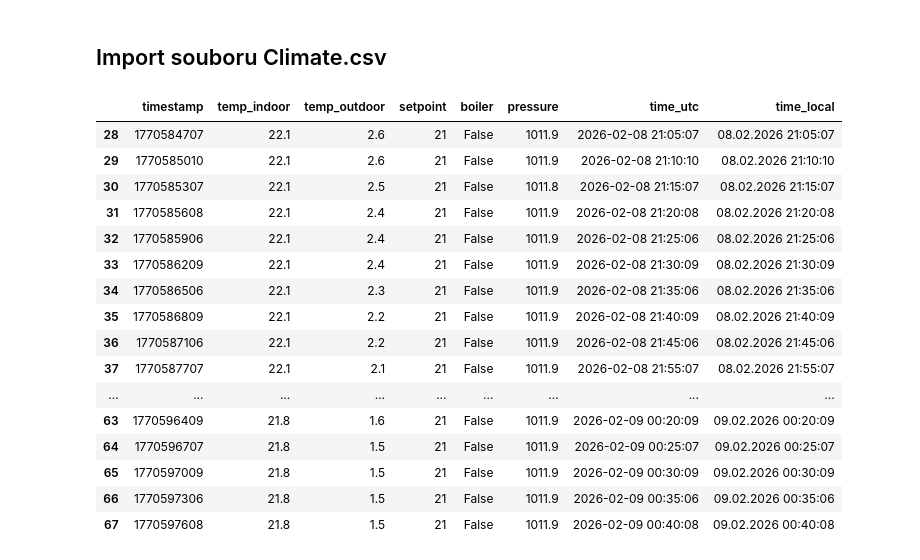
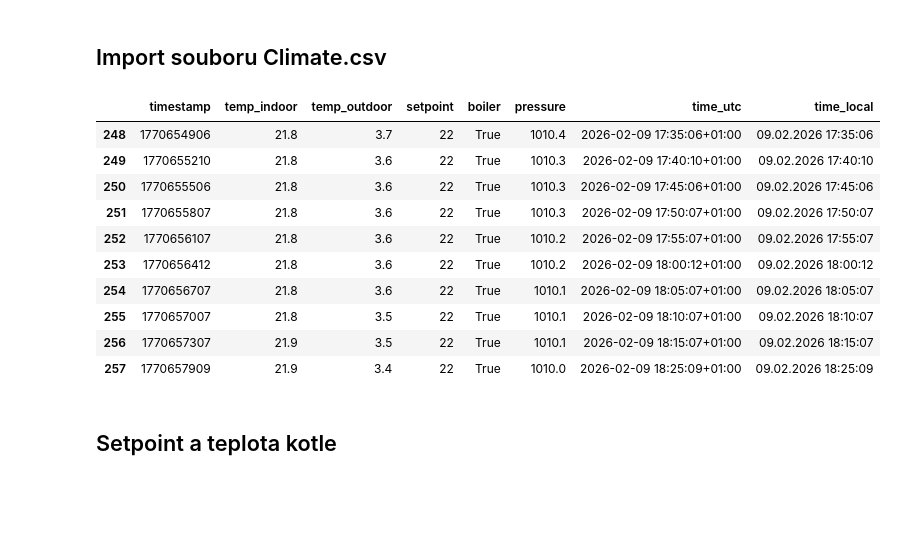
Before and after one commit to MarekCoderslab/Teploty_kotle, a Jupyter notebook: Teplota_kotle.ipynb, the cells around one changed output. Cells and saved outputs as stored; diff of their text form; code cells hidden in the pictures; blank space fills up the shorter version.

```diff
--- a/Teplota_kotle.ipynb
+++ b/Teplota_kotle.ipynb
@@ -320,34 +323,33 @@ plt.show()
 # %%
 import pandas as pd
 
 path = "/Users/Marek/Library/Mobile Documents/com~apple~CloudDocs/Documents/GitHub/Teploty_kotle/netatmo_climate.csv"
 
 # Načtení CSV bez skiprows – tvůj soubor má jen 1 řádek hlavičky
 df_climate = pd.read_csv(path)
 
 # Převod timestamp → datetime
-df_climate["time_utc"] = pd.to_datetime(df_climate["timestamp"], unit="s")
+df_climate["time_utc"] = (
+    pd.to_datetime(df_climate["timestamp"], unit="s", utc=True)
+    .dt.tz_convert("Europe/Prague")
+)
 
 # Volitelně: vytvořit čitelný časový řetězec
 df_climate["time_local"] = df_climate["time_utc"].dt.strftime("%d.%m.%Y %H:%M:%S")
 
 # Ukázka filtrace
-df_climate[df_climate["setpoint"] < 22]
+df_climate.tail(10)
 # %% [output]
 |  | timestamp | temp_indoor | temp_outdoor | setpoint | boiler | pressure | time_utc | time_local |
-| 28 | 1770584707 | 22.1 | 2.6 | 21 | False | 1011.9 | 2026-02-08 21:05:07 | 08.02.2026 21:05:07 |
-| 29 | 1770585010 | 22.1 | 2.6 | 21 | False | 1011.9 | 2026-02-08 21:10:10 | 08.02.2026 21:10:10 |
-| 30 | 1770585307 | 22.1 | 2.5 | 21 | False | 1011.8 | 2026-02-08 21:15:07 | 08.02.2026 21:15:07 |
-| 31 | 1770585608 | 22.1 | 2.4 | 21 | False | 1011.9 | 2026-02-08 21:20:08 | 08.02.2026 21:20:08 |
-| 32 | 1770585906 | 22.1 | 2.4 | 21 | False | 1011.9 | 2026-02-08 21:25:06 | 08.02.2026 21:25:06 |
-| 33 | 1770586209 | 22.1 | 2.4 | 21 | False | 1011.9 | 2026-02-08 21:30:09 | 08.02.2026 21:30:09 |
-| 34 | 1770586506 | 22.1 | 2.3 | 21 | False | 1011.9 | 2026-02-08 21:35:06 | 08.02.2026 21:35:06 |
-| 35 | 1770586809 | 22.1 | 2.2 | 21 | False | 1011.9 | 2026-02-08 21:40:09 | 08.02.2026 21:40:09 |
-| 36 | 1770587106 | 22.1 | 2.2 | 21 | False | 1011.9 | 2026-02-08 21:45:06 | 08.02.2026 21:45:06 |
-| 37 | 1770587707 | 22.1 | 2.1 | 21 | False | 1011.9 | 2026-02-08 21:55:07 | 08.02.2026 21:55:07 |
-| ... | ... | ... | ... | ... | ... | ... | ... | ... |
-| 63 | 1770596409 | 21.8 | 1.6 | 21 | False | 1011.9 | 2026-02-09 00:20:09 | 09.02.2026 00:20:09 |
-| 64 | 1770596707 | 21.8 | 1.5 | 21 | False | 1011.9 | 2026-02-09 00:25:07 | 09.02.2026 00:25:07 |
-| 65 | 1770597009 | 21.8 | 1.5 | 21 | False | 1011.9 | 2026-02-09 00:30:09 | 09.02.2026 00:30:09 |
-| 66 | 1770597306 | 21.8 | 1.5 | 21 | False | 1011.9 | 2026-02-09 00:35:06 | 09.02.2026 00:35:06 |
-| 67 | 1770597608 | 21.8 | 1.5 | 21 | False | 1011.9 | 2026-02-09 00:40:08 | 09.02.2026 00:40:08 |
+| 248 | 1770654906 | 21.8 | 3.7 | 22 | True | 1010.4 | 2026-02-09 17:35:06+01:00 | 09.02.2026 17:35:06 |
+| 249 | 1770655210 | 21.8 | 3.6 | 22 | True | 1010.3 | 2026-02-09 17:40:10+01:00 | 09.02.2026 17:40:10 |
+| 250 | 1770655506 | 21.8 | 3.6 | 22 | True | 1010.3 | 2026-02-09 17:45:06+01:00 | 09.02.2026 17:45:06 |
+| 251 | 1770655807 | 21.8 | 3.6 | 22 | True | 1010.3 | 2026-02-09 17:50:07+01:00 | 09.02.2026 17:50:07 |
+| 252 | 1770656107 | 21.8 | 3.6 | 22 | True | 1010.2 | 2026-02-09 17:55:07+01:00 | 09.02.2026 17:55:07 |
+| 253 | 1770656412 | 21.8 | 3.6 | 22 | True | 1010.2 | 2026-02-09 18:00:12+01:00 | 09.02.2026 18:00:12 |
+| 254 | 1770656707 | 21.8 | 3.6 | 22 | True | 1010.1 | 2026-02-09 18:05:07+01:00 | 09.02.2026 18:05:07 |
+| 255 | 1770657007 | 21.8 | 3.5 | 22 | True | 1010.1 | 2026-02-09 18:10:07+01:00 | 09.02.2026 18:10:07 |
+| 256 | 1770657307 | 21.9 | 3.5 | 22 | True | 1010.1 | 2026-02-09 18:15:07+01:00 | 09.02.2026 18:15:07 |
+| 257 | 1770657909 | 21.9 | 3.4 | 22 | True | 1010.0 | 2026-02-09 18:25:09+01:00 | 09.02.2026 18:25:09 |
+# %% [markdown]
+## Setpoint a teplota kotle
```
Also changed, not shown: parts of 11 cells of this notebook, 4 other files.
